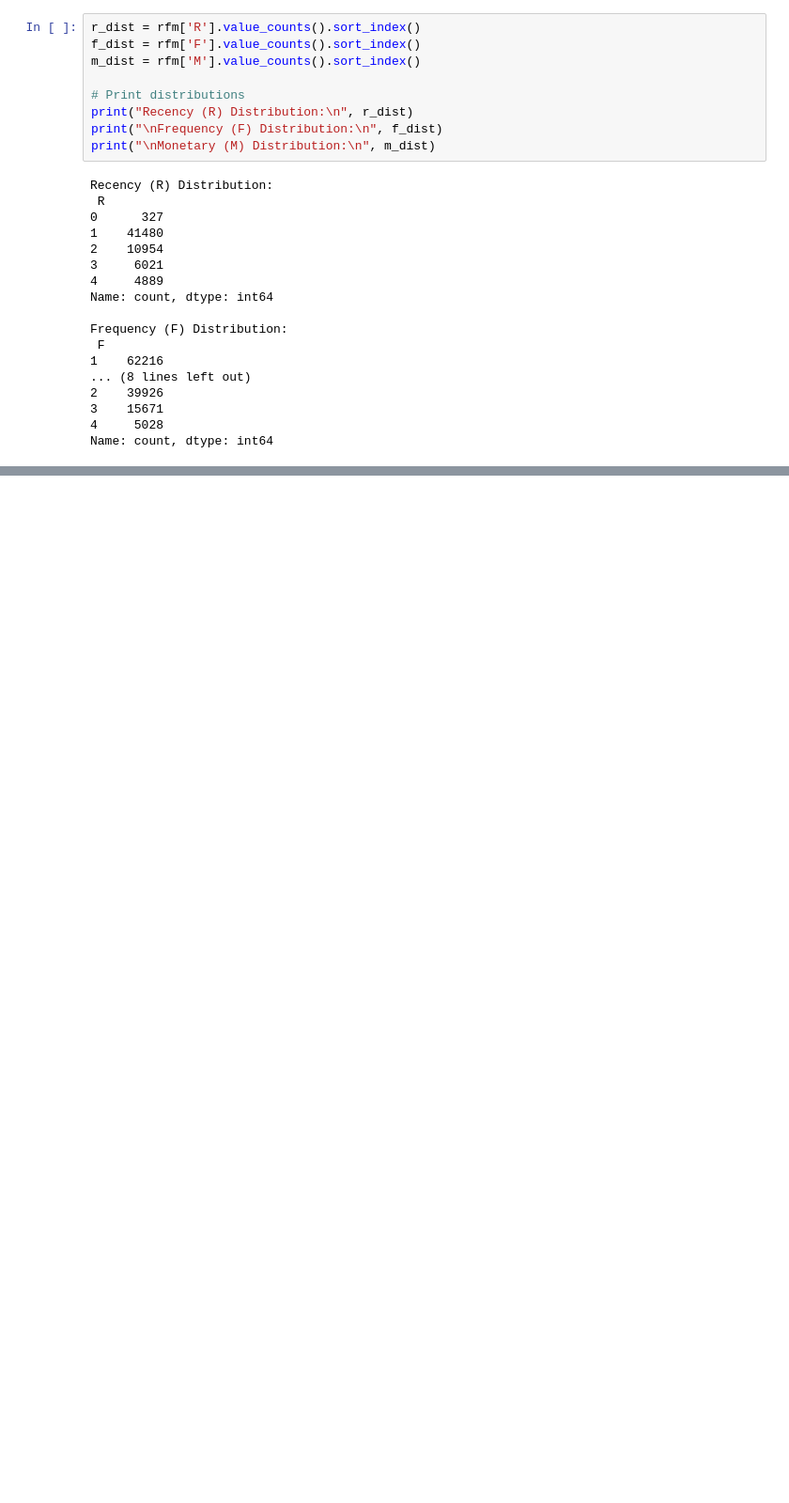
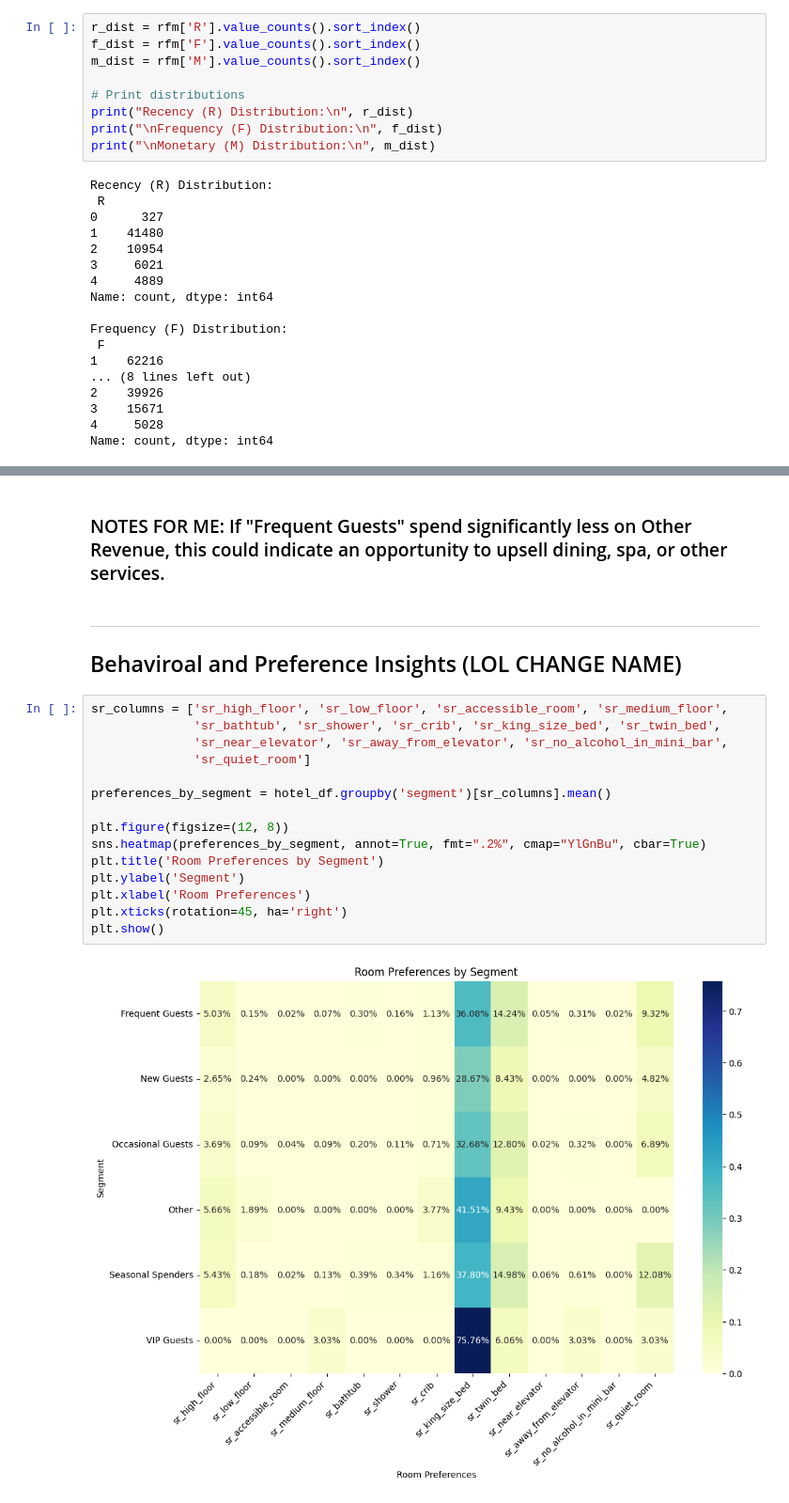
Before and after one commit to charJin/hotel-analysis, a Jupyter notebook: Notebooks/analysis.ipynb, the cells around one changed output, grey strips where cells are left out. Shown at 94% size. Saved outputs shown, nothing was run; the diff lists cells and outputs as text; blank space fills up the shorter version.

```diff
--- a/Notebooks/analysis.ipynb
+++ b/Notebooks/analysis.ipynb
@@ -353,0 +425,22 @@ def assign_segment(score):
+# %% [markdown]
+### NOTES FOR ME: If "Frequent Guests" spend significantly less on Other Revenue, this could indicate an opportunity to upsell dining, spa, or other services.
+# %% [markdown]
+---
+## Behaviroal and Preference Insights (LOL CHANGE NAME)
+# %%
+sr_columns = ['sr_high_floor', 'sr_low_floor', 'sr_accessible_room', 'sr_medium_floor',
+              'sr_bathtub', 'sr_shower', 'sr_crib', 'sr_king_size_bed', 'sr_twin_bed',
+              'sr_near_elevator', 'sr_away_from_elevator', 'sr_no_alcohol_in_mini_bar',
+              'sr_quiet_room']
+
+preferences_by_segment = hotel_df.groupby('segment')[sr_columns].mean()
+
+plt.figure(figsize=(12, 8))
+sns.heatmap(preferences_by_segment, annot=True, fmt=".2%", cmap="YlGnBu", cbar=True)
+plt.title('Room Preferences by Segment')
+plt.ylabel('Segment')
+plt.xlabel('Room Preferences')
+plt.xticks(rotation=45, ha='right')
+plt.show()
+# %% [output]
+[figure, added]
```
Also changed, not shown: parts of 12 cells of this notebook, 2 other files.
